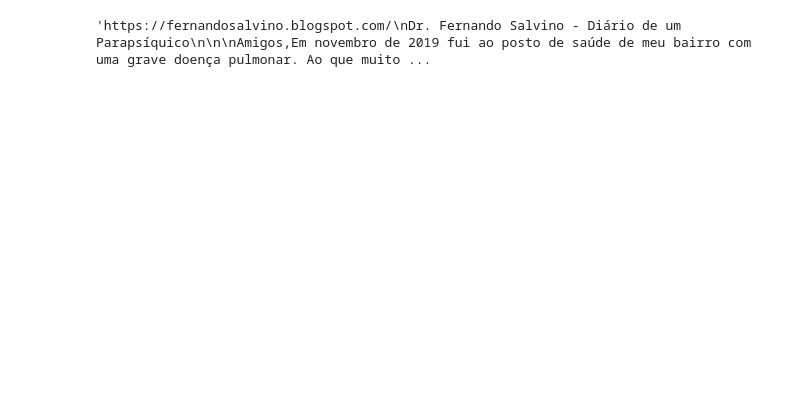
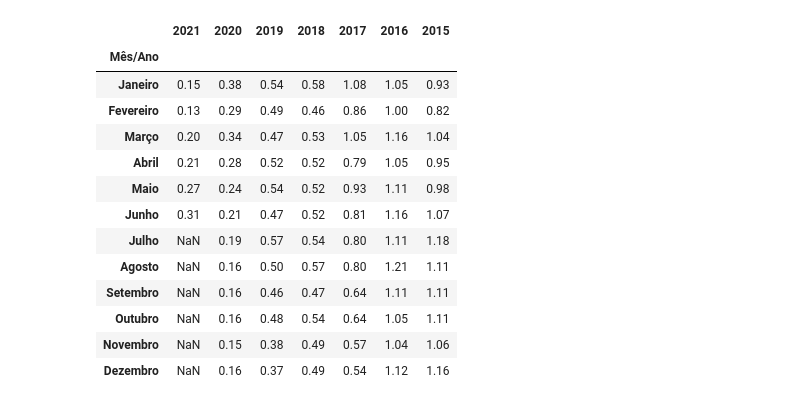
Before and after one commit to loureiro85/python_env_setup, a Jupyter notebook: cdi_index_extractor.ipynb, the cells around one changed output. Cells and saved outputs as stored; diff of their text form; code cells hidden in the pictures; blank space fills up the shorter version.

```diff
--- a/cdi_index_extractor.ipynb
+++ b/cdi_index_extractor.ipynb
@@ -80,8 +8,0 @@ df
-# %%
-s = df['link'] + '\n' + df['title'] + '\n' + df['content']
-s = s.dropna()
-combos = s.tolist()
-sep = '\n' + '-' * 50 + ' FIM DO ARTIGO ' + '-' * 50 + '\n'
-sep.join(combos)
-# %% [output]
-'https://fernandosalvino.blogspot.com/\nDr. Fernando Salvino - Diário de um Parapsíquico\n\n\nAmigos,Em novembro de 2019 fui ao posto de saúde de meu bairro com uma grave doença pulmonar. Ao que muito ...
@@ -87,0 +11,48 @@ sep.join(combos)
+# %%
+CDI_TABLE_URL = 'https://blog.nubank.com.br/cdi-2021/'
+
+MONTHS = {
+    'Janeiro': 1,
+    'Fevereiro': 2,
+    'Março': 3,
+    'Abril': 4,
+    'Maio': 5,
+    'Junho': 6,
+    'Julho': 7,
+    'Agosto': 8,
+    'Setembro': 9,
+    'Outubro': 10,
+    'Novembro': 11,
+    'Dezembro': 12,
+}
+# %%
+df = pd.read_html(
+    io=CDI_TABLE_URL,
+    header=0,
+    index_col=0,
+    decimal=','
+    )[2]
+df.drop('Acumulado do ano', inplace=True)
+df = df.replace({
+    '%': '',
+    ',': '.',
+    '–': np.nan
+    },
+    regex=True)
+df = df.astype(float)
+df
+# %% [output]
+|  | 2021 | 2020 | 2019 | 2018 | 2017 | 2016 | 2015 |
+| Mês/Ano |  |  |  |  |  |  |  |
+| Janeiro | 0.15 | 0.38 | 0.54 | 0.58 | 1.08 | 1.05 | 0.93 |
+| Fevereiro | 0.13 | 0.29 | 0.49 | 0.46 | 0.86 | 1.00 | 0.82 |
+| Março | 0.20 | 0.34 | 0.47 | 0.53 | 1.05 | 1.16 | 1.04 |
+| Abril | 0.21 | 0.28 | 0.52 | 0.52 | 0.79 | 1.05 | 0.95 |
+| Maio | 0.27 | 0.24 | 0.54 | 0.52 | 0.93 | 1.11 | 0.98 |
+| Junho | 0.31 | 0.21 | 0.47 | 0.52 | 0.81 | 1.16 | 1.07 |
+| Julho | NaN | 0.19 | 0.57 | 0.54 | 0.80 | 1.11 | 1.18 |
+| Agosto | NaN | 0.16 | 0.50 | 0.57 | 0.80 | 1.21 | 1.11 |
+| Setembro | NaN | 0.16 | 0.46 | 0.47 | 0.64 | 1.11 | 1.11 |
+| Outubro | NaN | 0.16 | 0.48 | 0.54 | 0.64 | 1.05 | 1.11 |
+| Novembro | NaN | 0.15 | 0.38 | 0.49 | 0.57 | 1.04 | 1.06 |
+| Dezembro | NaN | 0.16 | 0.37 | 0.49 | 0.54 | 1.12 | 1.16 |
```
Also changed, not shown: parts of 23 cells of this notebook.
